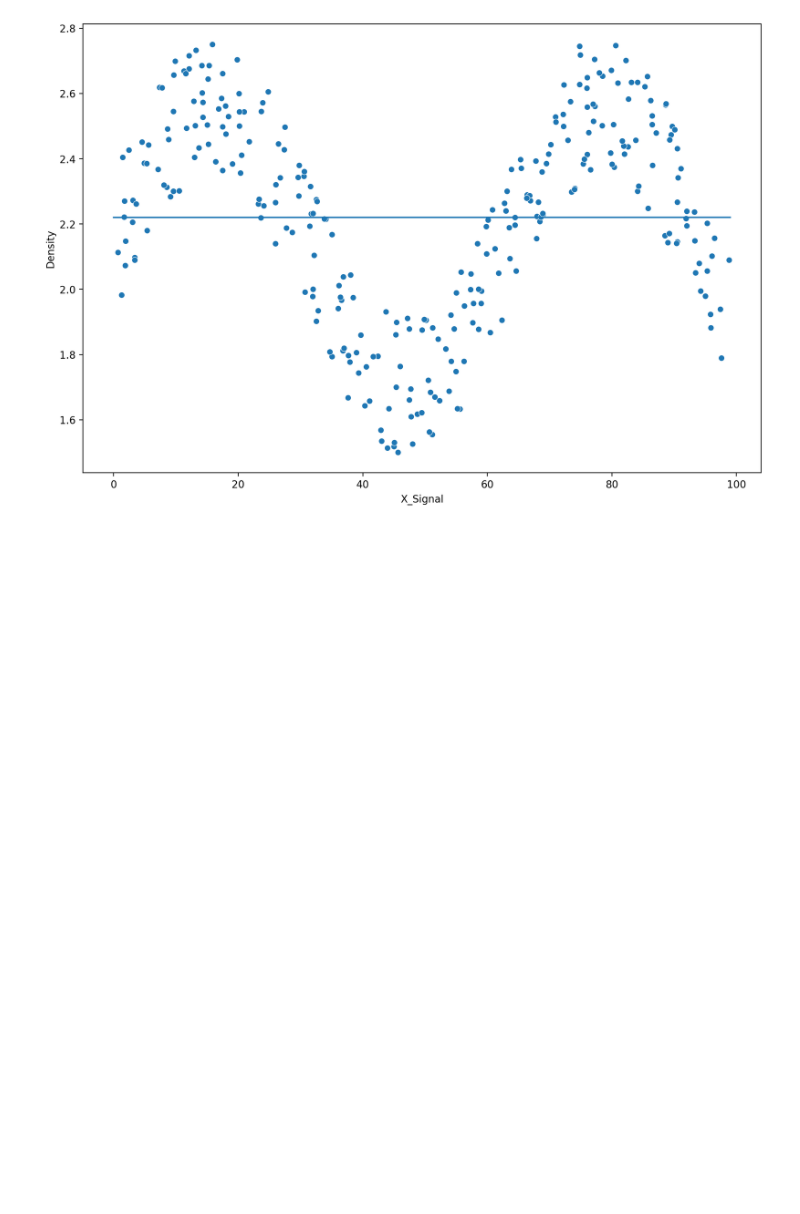
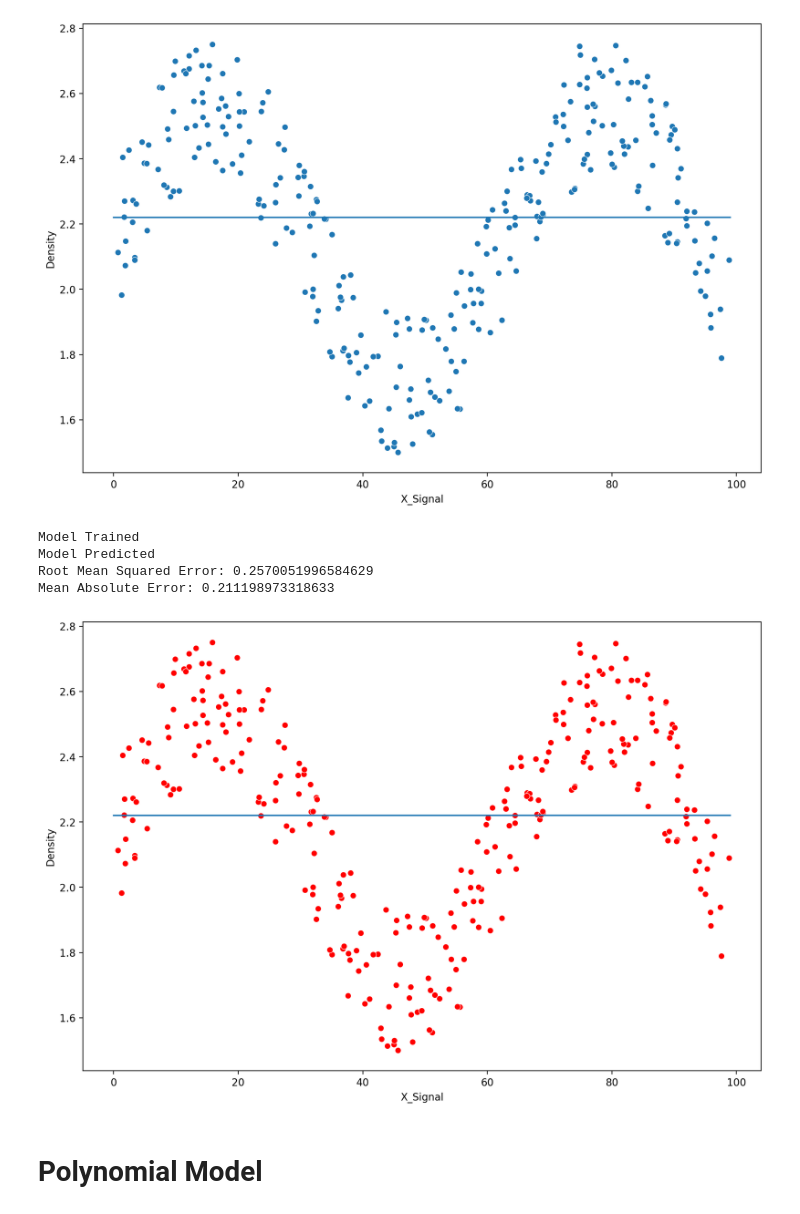
Before and after one commit to DHANA5982/Machine-Learning-with-Python-Lr, a Jupyter notebook: Random Forest/All Regressor Models.ipynb, the cells around one changed output. Drawn from its saved outputs; the diff is of its cells as text; code cells hidden in the pictures; blank space fills up the shorter version.

```diff
--- a/Random Forest/All Regressor Models.ipynb
+++ b/Random Forest/All Regressor Models.ipynb
@@ -74,3 +76,37 @@ plt.plot(signal_range, density_pred)
 plt.show()
 # %% [output]
 [figure]
+# %%
+def run_model(model, X_train, y_train, X_test, y_test):
+
+    # Fit Model Training
+    model.fit(X_train, y_train)
+    print('Model Trained')
+
+    # Get Metrics
+    pred = model.predict(X_test)
+    print('Model Predicted')
+    rmse = root_mean_squared_error(y_test, pred)
+    print(f'RMSE: {rmse}')
+    mae = mean_absolute_error(y_test, pred)
+    print(f'MAE: {mae}')
+
+    # Plot Results
+    signal_range = np.arange(0, 100)
+    output = model.predict(signal_range.reshape(-1, 1))
+    print('Scatter plot with regression line')
+    plt.figure(figsize = (12, 8), dpi = 200)
+    sns.scatterplot(x = 'X_Signal', y = 'Density', data = df, color = 'red')
+    plt.plot(signal_range, output)
+    plt.show()
+# %%
+model = LinearRegression()
+run_model(model, X_train, y_train, X_test, y_test)
+# %% [output]
+Model Trained
+Model Predicted
+Root Mean Squared Error: 0.2570051996584629
+Mean Absolute Error: 0.211198973318633
+[figure, added]
+# %% [markdown]
+# Polynomial Model
```
Also changed, not shown: parts of 4 cells of this notebook.
